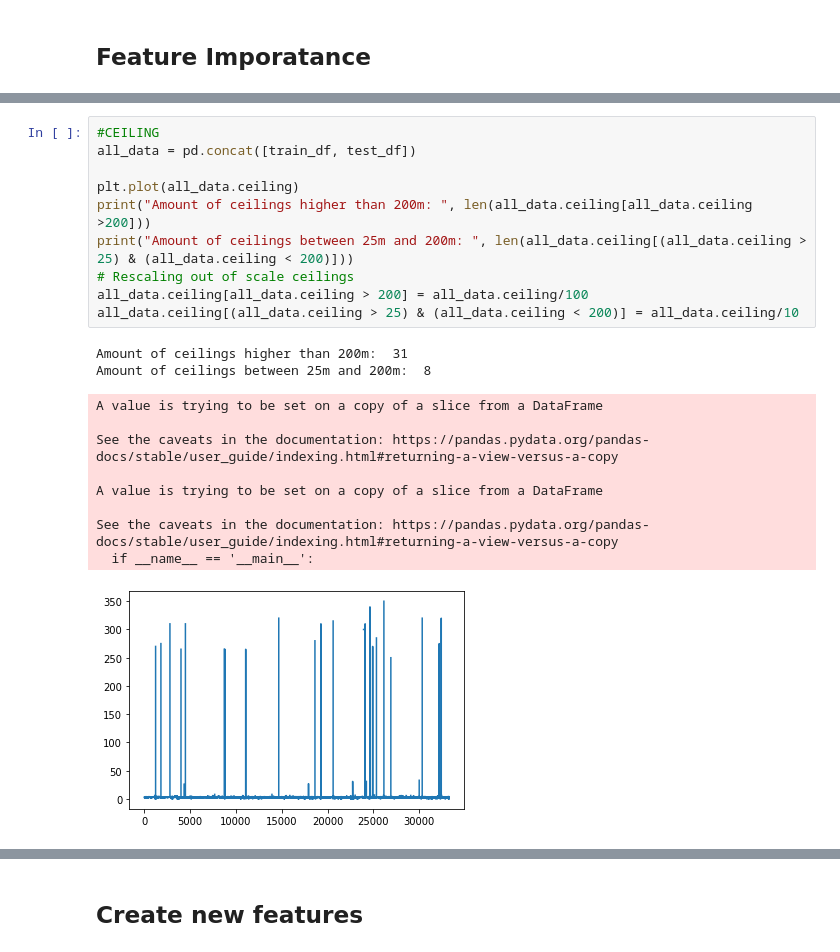
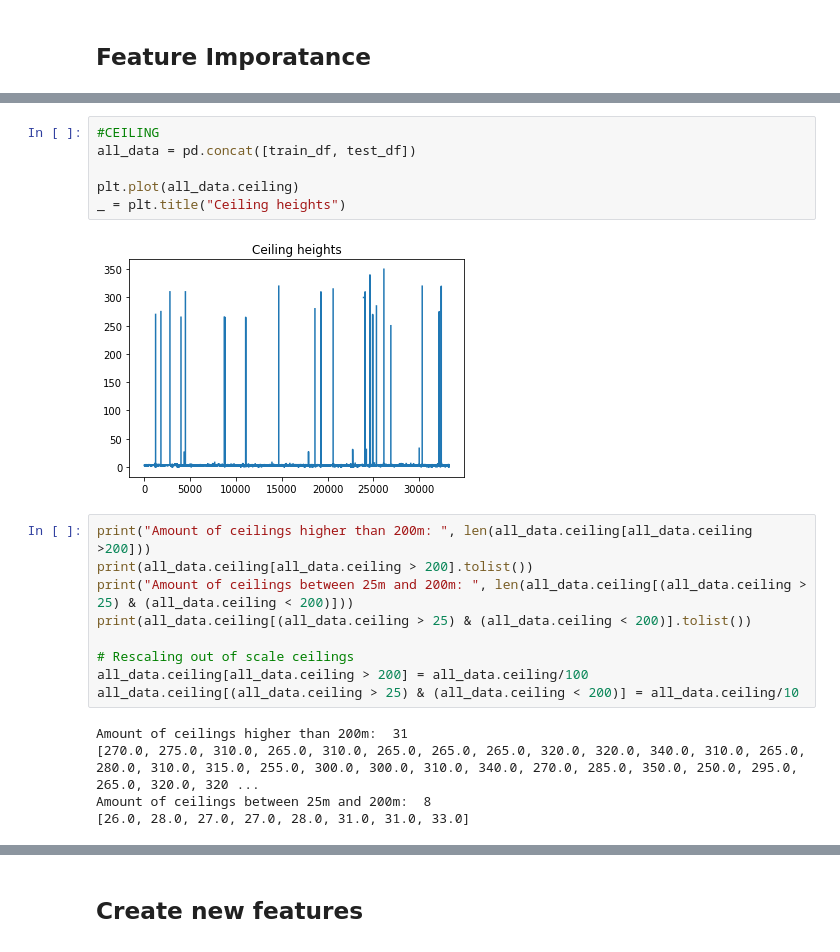
Before and after one commit to kirill-menke/house-pricing-prediction, a Jupyter notebook: group97_long_notebook.ipynb, the cells around one changed output, grey strips where cells are left out. Saved outputs shown, nothing was run; the diff lists cells and outputs as text.

```diff
--- a/group97_long_notebook.ipynb
+++ b/group97_long_notebook.ipynb
@@ -216,22 +222,22 @@ We found out that there were some ouliers in the data and we tried to clean them
+# %%
+#CEILING
+all_data = pd.concat([train_df, test_df])
+
+plt.plot(all_data.ceiling)
+_ = plt.title("Ceiling heights")
+# %% [output]
+[figure, added]
 # %%
-#CEILING
-all_data = pd.concat([train_df, test_df])
+print("Amount of ceilings higher than 200m: ", len(all_data.ceiling[all_data.ceiling >200]))
+print(all_data.ceiling[all_data.ceiling > 200].tolist())
+print("Amount of ceilings between 25m and 200m: ", len(all_data.ceiling[(all_data.ceiling > 25) & (all_data.ceiling < 200)]))
+print(all_data.ceiling[(all_data.ceiling > 25) & (all_data.ceiling < 200)].tolist())
 
-plt.plot(all_data.ceiling)
-print("Amount of ceilings higher than 200m: ", len(all_data.ceiling[all_data.ceiling >200]))
-print("Amount of ceilings between 25m and 200m: ", len(all_data.ceiling[(all_data.ceiling > 25) & (all_data.ceiling < 200)]))
 # Rescaling out of scale ceilings
 all_data.ceiling[all_data.ceiling > 200] = all_data.ceiling/100
 all_data.ceiling[(all_data.ceiling > 25) & (all_data.ceiling < 200)] = all_data.ceiling/10
 # %% [output]
 Amount of ceilings higher than 200m:  31
+[270.0, 275.0, 310.0, 265.0, 310.0, 265.0, 265.0, 265.0, 320.0, 320.0, 340.0, 310.0, 265.0, 280.0, 310.0, 315.0, 255.0, 300.0, 300.0, 310.0, 340.0, 270.0, 285.0, 350.0, 250.0, 295.0, 265.0, 320.0, 320 ...
 Amount of ceilings between 25m and 200m:  8
+[26.0, 28.0, 27.0, 27.0, 28.0, 31.0, 31.0, 33.0]
-A value is trying to be set on a copy of a slice from a DataFrame
-
-See the caveats in the documentation: https://pandas.pydata.org/pandas-docs/stable/user_guide/indexing.html#returning-a-view-versus-a-copy
-
-A value is trying to be set on a copy of a slice from a DataFrame
-
-See the caveats in the documentation: https://pandas.pydata.org/pandas-docs/stable/user_guide/indexing.html#returning-a-view-versus-a-copy
-  if __name__ == '__main__':
-[figure, removed]
```
Also changed, not shown: parts of 32 cells of this notebook.
